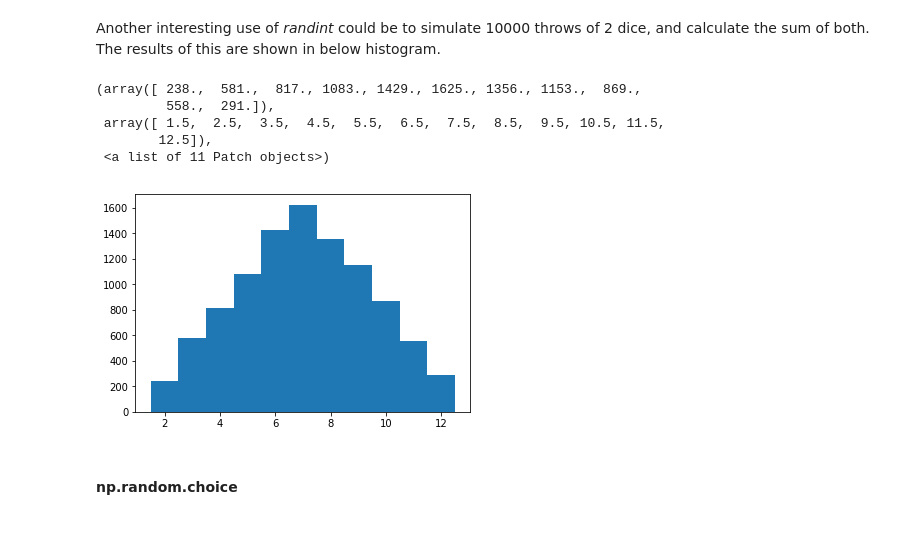
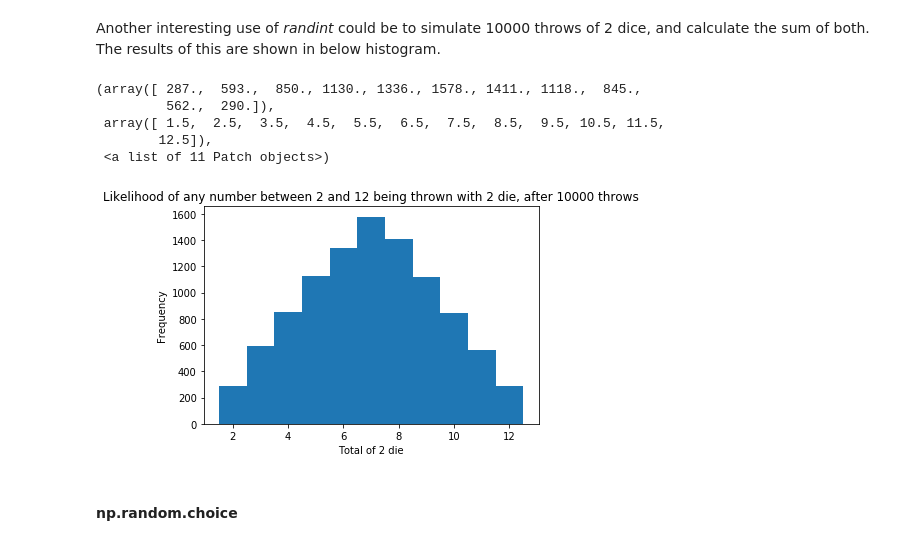
Before and after one commit to Ardvb/Numpy-random, a Jupyter notebook: Numpy-random.ipynb, the cells around one changed output. Drawn from its saved outputs; the diff is of its cells as text; code cells hidden in the pictures.

Commit message:
Perfected references, and added labels to plots

```diff
--- a/Numpy-random.ipynb
+++ b/Numpy-random.ipynb
@@ -139,17 +139,20 @@ Another interesting use of <em>randint</em> could be to simulate 10000 throws of
 # %%
 dice1 = np.random.randint(1, 7, size = 10000) # generate a random number from 1 to 7 (not inclusive), and do that 10000 times
 dice2 = np.random.randint(1, 7, size = 10000) # generate a random number from 1 to 7 (not inclusive), and do that 10000 times
 dsums = dice1 + dice2 # create a variable that adds up the 2 generated random numbers
 bins = np.arange(2, dsums.max() + 1.5) - 0.5 # # The x-axis will run from 0 to the biggest value (+1.5) for dsums in the 10000 samples.
 # Then 0.5 is subtracted to get the bins centered on the integers, and make the histogram more readable
+plt.xlabel("Total of 2 die")
+plt.ylabel("Frequency")
+plt.title("Likelihood of any number between 2 and 12 being thrown with 2 die, after 10000 throws")
 plt.hist(dsums,bins)
 # %% [output]
-(array([ 238.,  581.,  817., 1083., 1429., 1625., 1356., 1153.,  869.,
-         558.,  291.]),
+(array([ 287.,  593.,  850., 1130., 1336., 1578., 1411., 1118.,  845.,
+         562.,  290.]),
  array([ 1.5,  2.5,  3.5,  4.5,  5.5,  6.5,  7.5,  8.5,  9.5, 10.5, 11.5,
         12.5]),
  <a list of 11 Patch objects>)
-[figure, old version]
+[figure, new version]
 # %% [markdown]
 #### np.random.choice
 # %% [markdown]
```
Also changed, not shown: parts of 31 cells of this notebook.
